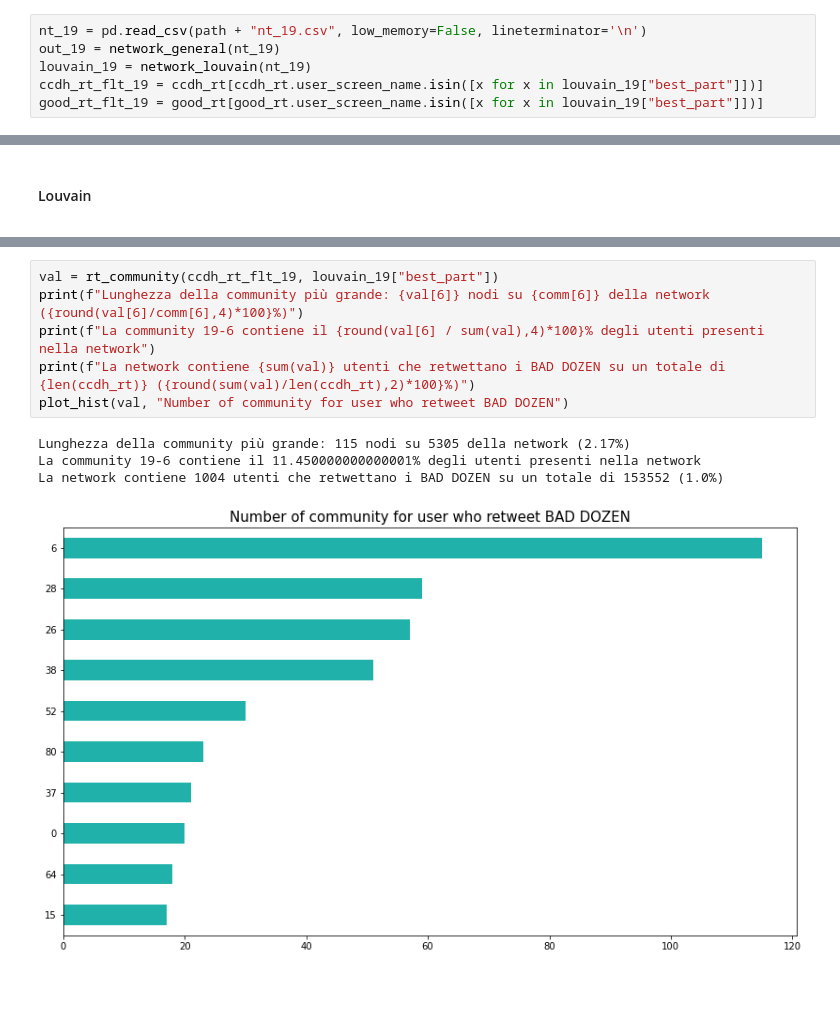
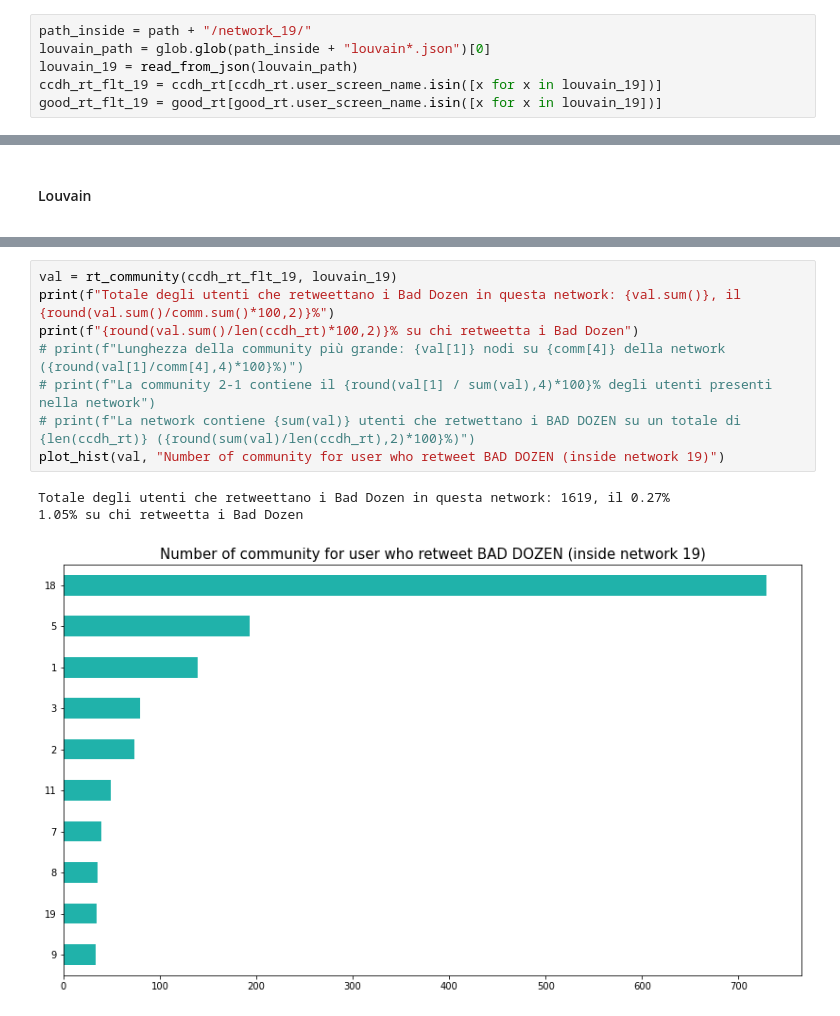
Before and after one commit to gi-ux/BachelorProject, a Jupyter notebook: notebook/Subnetworks.ipynb, the cells around one changed output, grey strips where cells are left out. Cells and saved outputs as stored; diff of their text form; blank space fills up the shorter version.

```diff
--- a/notebook/Subnetworks.ipynb
+++ b/notebook/Subnetworks.ipynb
@@ -384,8 +315,8 @@ La network contiene 4259 utenti che retwettano i GOOD DOZEN su un totale di 5942
 ### Network Community 19
 <a id="comm_19"/>
 # %%
-nt_19 = pd.read_csv(path + "nt_19.csv", low_memory=False, lineterminator='\n')
-out_19 = network_general(nt_19)
-louvain_19 = network_louvain(nt_19)
-ccdh_rt_flt_19 = ccdh_rt[ccdh_rt.user_screen_name.isin([x for x in louvain_19["best_part"]])]
-good_rt_flt_19 = good_rt[good_rt.user_screen_name.isin([x for x in louvain_19["best_part"]])]
+path_inside = path + "/network_19/"
+louvain_path = glob.glob(path_inside + "louvain*.json")[0]
+louvain_19 = read_from_json(louvain_path)
+ccdh_rt_flt_19 = ccdh_rt[ccdh_rt.user_screen_name.isin([x for x in louvain_19])]
+good_rt_flt_19 = good_rt[good_rt.user_screen_name.isin([x for x in louvain_19])]
@@ -419,11 +356,12 @@ plt.show()
 # %%
-val = rt_community(ccdh_rt_flt_19, louvain_19["best_part"])
-print(f"Lunghezza della community più grande: {val[6]} nodi su {comm[6]} della network ({round(val[6]/comm[6],4)*100}%)")
-print(f"La community 19-6 contiene il {round(val[6] / sum(val),4)*100}% degli utenti presenti nella network")
-print(f"La network contiene {sum(val)} utenti che retwettano i BAD DOZEN su un totale di {len(ccdh_rt)} ({round(sum(val)/len(ccdh_rt),2)*100}%)")
-plot_hist(val, "Number of community for user who retweet BAD DOZEN")
+val = rt_community(ccdh_rt_flt_19, louvain_19)
+print(f"Totale degli utenti che retweettano i Bad Dozen in questa network: {val.sum()}, il {round(val.sum()/comm.sum()*100,2)}%")
+print(f"{round(val.sum()/len(ccdh_rt)*100,2)}% su chi retweetta i Bad Dozen")
+# print(f"Lunghezza della community più grande: {val[1]} nodi su {comm[4]} della network ({round(val[1]/comm[4],4)*100}%)")
+# print(f"La community 2-1 contiene il {round(val[1] / sum(val),4)*100}% degli utenti presenti nella network")
+# print(f"La network contiene {sum(val)} utenti che retwettano i BAD DOZEN su un totale di {len(ccdh_rt)} ({round(sum(val)/len(ccdh_rt),2)*100}%)")
+plot_hist(val, "Number of community for user who retweet BAD DOZEN (inside network 19)")
 # %% [output]
-Lunghezza della community più grande: 115 nodi su 5305 della network (2.17%)
-La community 19-6 contiene il 11.450000000000001% degli utenti presenti nella network
-La network contiene 1004 utenti che retwettano i BAD DOZEN su un totale di 153552 (1.0%)
+Totale degli utenti che retweettano i Bad Dozen in questa network: 1619, il 0.27%
+1.05% su chi retweetta i Bad Dozen
-[figure, old version]
+[figure, new version]
```
Also changed, not shown: parts of 27 cells of this notebook, 1 other file.
